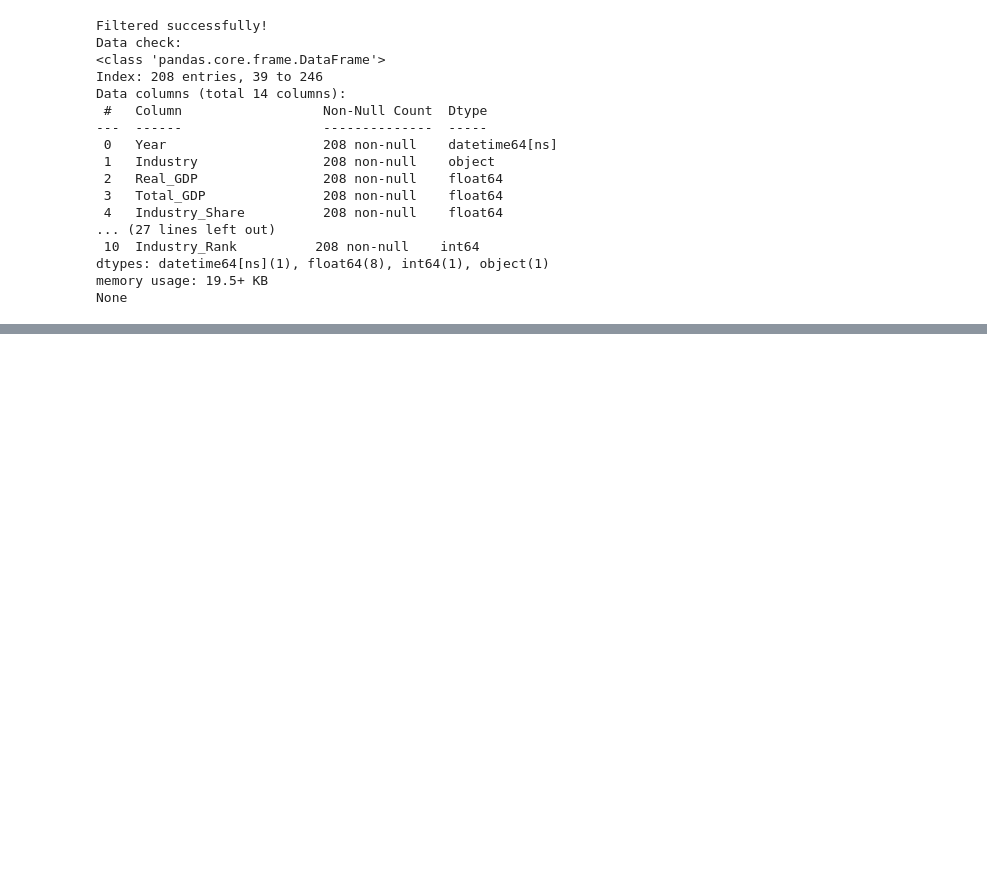
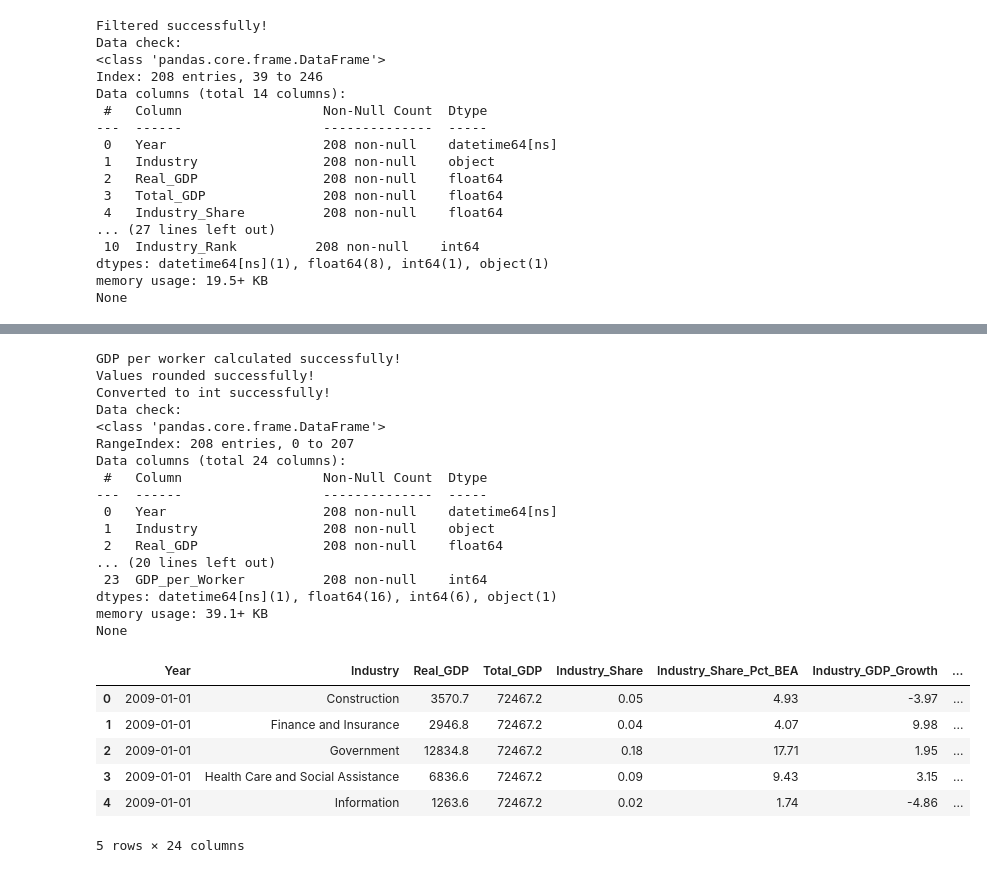
Before and after one commit to bgizzle78/nf-insights-project, a Jupyter notebook: notebooks/bea_gdp_bls_employ_merge.ipynb, the cells around one changed output, grey strips where cells are left out. Drawn from its saved outputs; the diff is of its cells as text; code cells hidden in the pictures; blank space fills up the shorter version.

```diff
--- a/notebooks/bea_gdp_bls_employ_merge.ipynb
+++ b/notebooks/bea_gdp_bls_employ_merge.ipynb
@@ -138,0 +204,45 @@ None
+# %%
+# Calculate GDP per worker (productivity)
+beagdp_blsemp['GDP_per_Worker'] = (beagdp_blsemp['Real_GDP'] * 1_000_000) / beagdp_blsemp['Employment']
+
+print('GDP per worker calculated successfully!')
+
+# Round for readability
+beagdp_blsemp['GDP_per_Worker'] = beagdp_blsemp['GDP_per_Worker'].round(2)
+
+print('Values rounded successfully!')
+
+# Convert to int
+beagdp_blsemp['GDP_per_Worker'] = beagdp_blsemp['GDP_per_Worker'].astype(int)
+
+print('Converted to int successfully!')
+
+# Data check
+print('Data check:')
+print(beagdp_blsemp.info())
+beagdp_blsemp.head()
+# %% [output]
+GDP per worker calculated successfully!
+Values rounded successfully!
+Converted to int successfully!
+Data check:
+<class 'pandas.core.frame.DataFrame'>
+RangeIndex: 208 entries, 0 to 207
+Data columns (total 24 columns):
+ #   Column                  Non-Null Count  Dtype
+---  ------                  --------------  -----
+ 0   Year                    208 non-null    datetime64[ns]
+ 1   Industry                208 non-null    object
+ 2   Real_GDP                208 non-null    float64
+... (20 lines left out)
+ 23  GDP_per_Worker          208 non-null    int64
+dtypes: datetime64[ns](1), float64(16), int64(6), object(1)
+memory usage: 39.1+ KB
+None
+|  | Year | Industry | Real_GDP | Total_GDP | Industry_Share | Industry_Share_Pct_BEA | Industry_GDP_Growth | ... |
+| 0 | 2009-01-01 | Construction | 3570.7 | 72467.2 | 0.05 | 4.93 | -3.97 | ... |
+| 1 | 2009-01-01 | Finance and Insurance | 2946.8 | 72467.2 | 0.04 | 4.07 | 9.98 | ... |
+| 2 | 2009-01-01 | Government | 12834.8 | 72467.2 | 0.18 | 17.71 | 1.95 | ... |
+| 3 | 2009-01-01 | Health Care and Social Assistance | 6836.6 | 72467.2 | 0.09 | 9.43 | 3.15 | ... |
+| 4 | 2009-01-01 | Information | 1263.6 | 72467.2 | 0.02 | 1.74 | -4.86 | ... |
+5 rows × 24 columns
```
Also changed, not shown: parts of 7 cells of this notebook, 1 other file.
